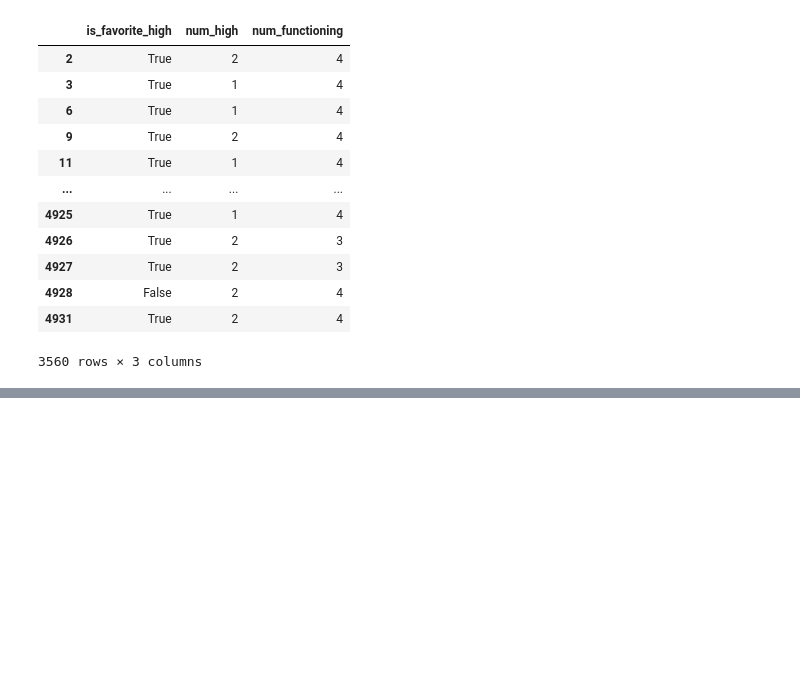
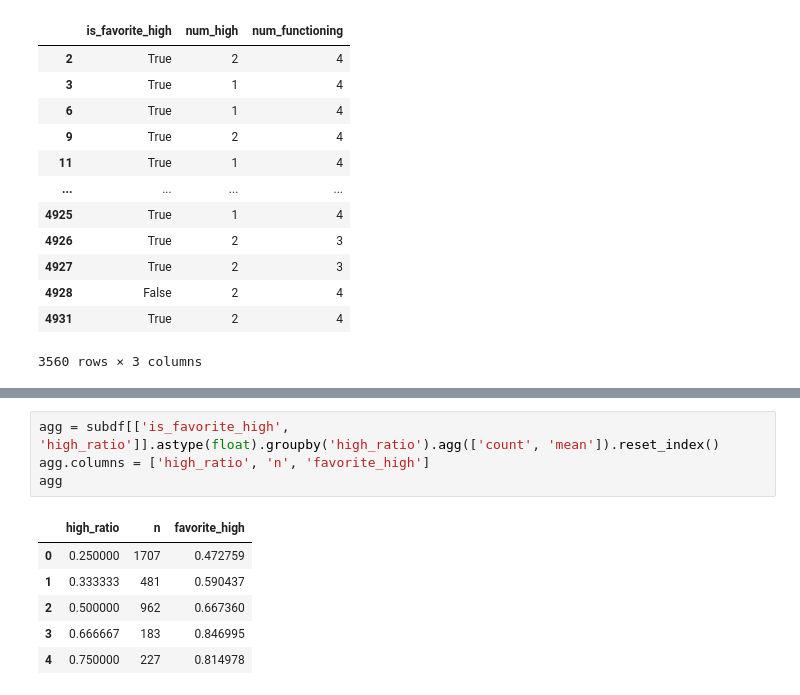
Before and after one commit to seppo0010/hornallas, a Jupyter notebook: Hornallas.ipynb, the cells around one changed output, grey strips where cells are left out. Saved outputs shown, nothing was run; the diff lists cells and outputs as text; blank space fills up the shorter version.

```diff
--- a/Hornallas.ipynb
+++ b/Hornallas.ipynb
@@ -473,0 +487,11 @@ subdf[['is_favorite_high', 'num_high', 'num_functioning']]
+# %%
+agg = subdf[['is_favorite_high', 'high_ratio']].astype(float).groupby('high_ratio').agg(['count', 'mean']).reset_index()
+agg.columns = ['high_ratio', 'n', 'favorite_high']
+agg
+# %% [output]
+|  | high_ratio | n | favorite_high |
+| 0 | 0.250000 | 1707 | 0.472759 |
+| 1 | 0.333333 | 481 | 0.590437 |
+| 2 | 0.500000 | 962 | 0.667360 |
+| 3 | 0.666667 | 183 | 0.846995 |
+| 4 | 0.750000 | 227 | 0.814978 |
```
Also changed, not shown: parts of 2 cells of this notebook.
